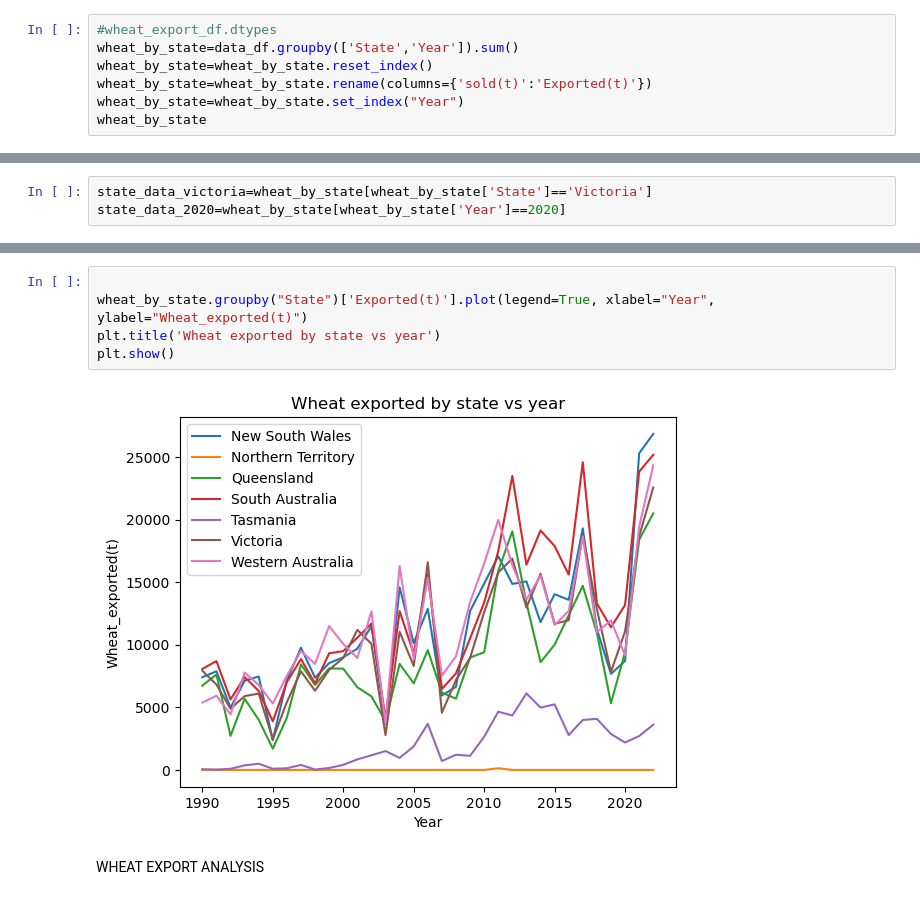
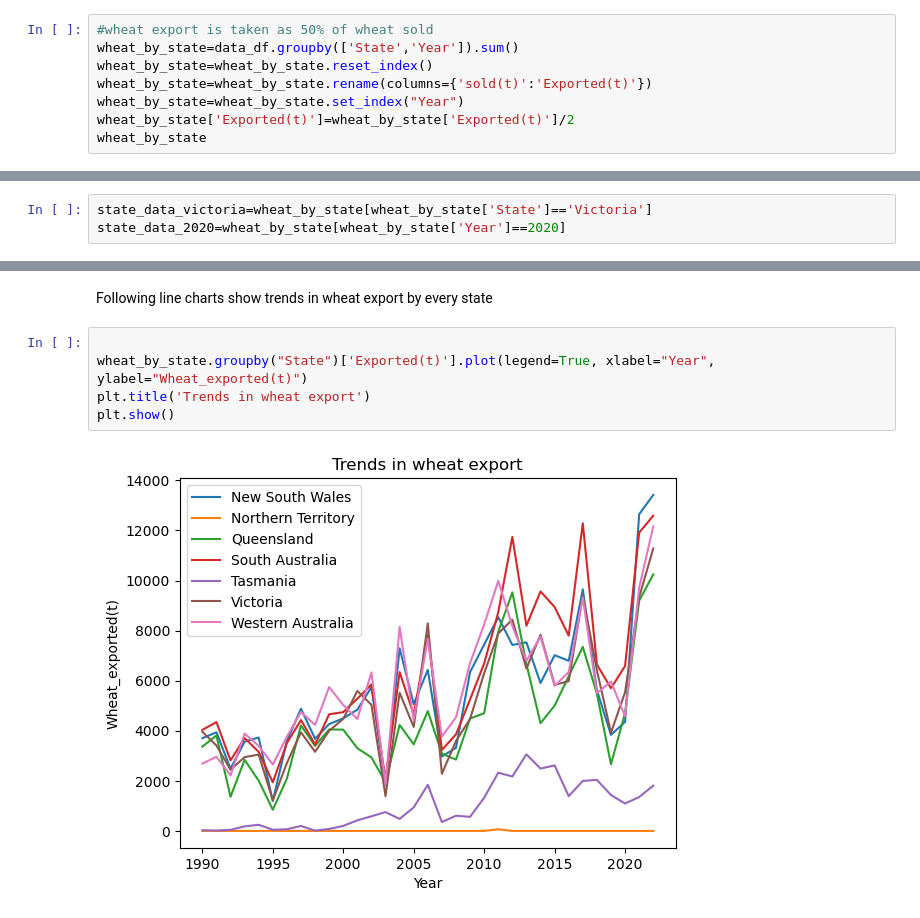
Before and after one commit to B-osborne1/project-one, a Jupyter notebook: project_main_script.ipynb, the cells around one changed output, grey strips where cells are left out. Cells and saved outputs as stored; diff of their text form.

```diff
--- a/project_main_script.ipynb
+++ b/project_main_script.ipynb
@@ -91,11 +91,12 @@ data_df
 | 44968 | 2022 | 0.0 | Western Australia | 99.0 | 99.0 |
 22484 rows × 5 columns
 # %%
-#wheat_export_df.dtypes
+#wheat export is taken as 50% of wheat sold
 wheat_by_state=data_df.groupby(['State','Year']).sum()
 wheat_by_state=wheat_by_state.reset_index()
 wheat_by_state=wheat_by_state.rename(columns={'sold(t)':'Exported(t)'})
 wheat_by_state=wheat_by_state.set_index("Year")
+wheat_by_state['Exported(t)']=wheat_by_state['Exported(t)']/2
 wheat_by_state
 # %% [output]
 |  | State | Exported(t) | produced(t) | Used(t) |
@@ -133,9 +127,9 @@ plt.show()
+# %% [markdown]
+Following line charts show trends in wheat export by every state
 # %%
 
 wheat_by_state.groupby("State")['Exported(t)'].plot(legend=True, xlabel="Year", ylabel="Wheat_exported(t)")
-plt.title('Wheat exported by state vs year')
+plt.title('Trends in wheat export')
 plt.show()
 # %% [output]
-[figure, old version]
+[figure, new version]
-# %% [markdown]
-WHEAT EXPORT ANALYSIS
```
Also changed, not shown: parts of 15 cells of this notebook.
